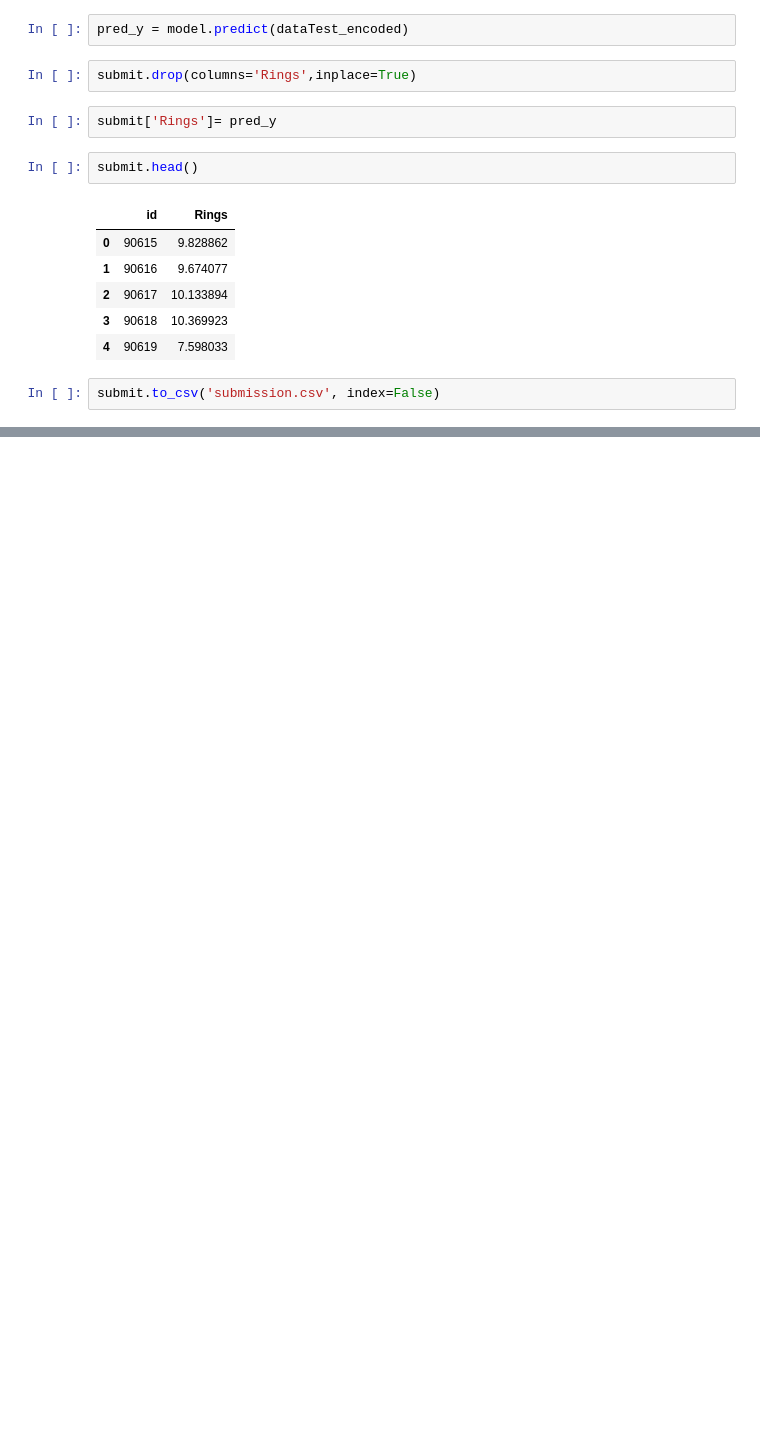
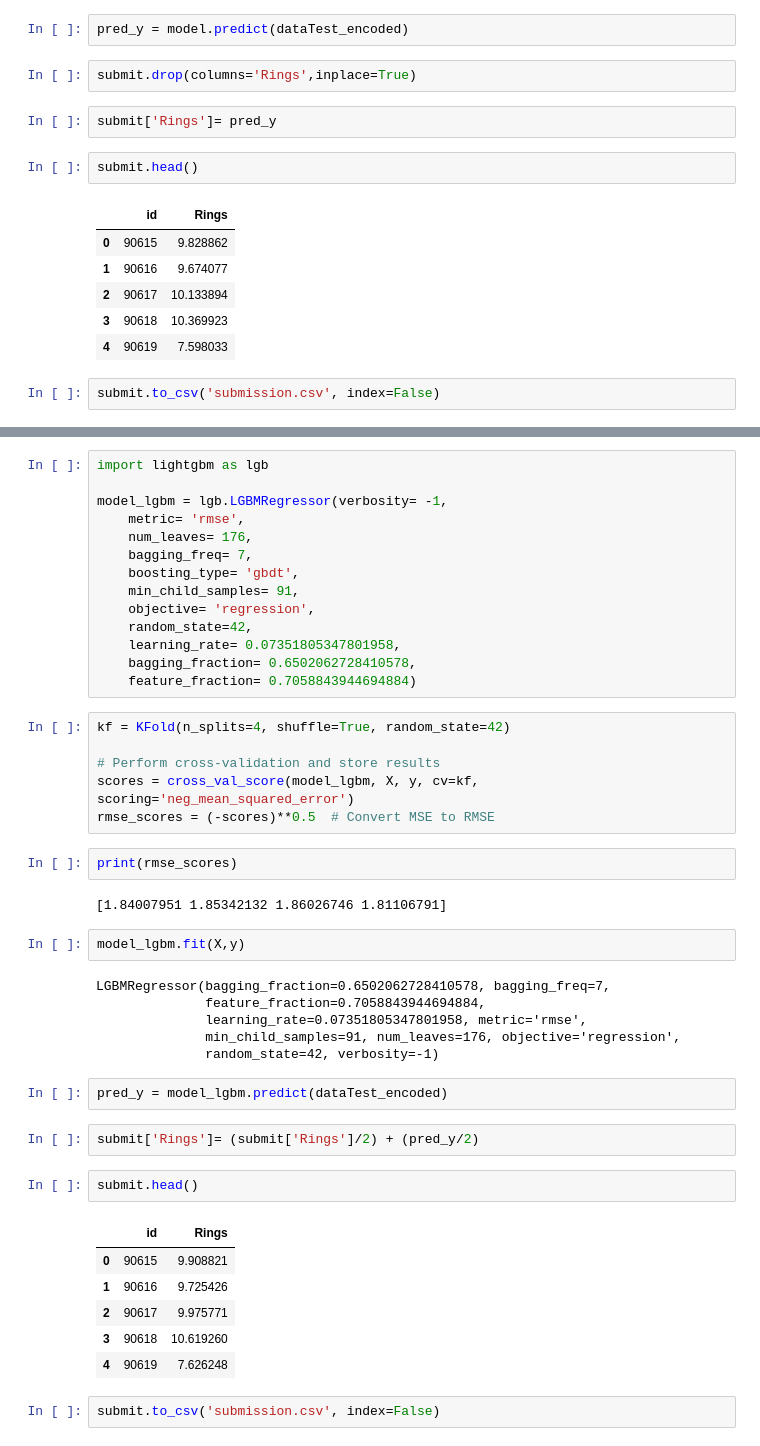
Before and after one commit to sakshatkumar/kaggle_abalone_competition, a Jupyter notebook: abalone.ipynb, the cells around one changed output, grey strips where cells are left out. Cells and saved outputs as stored; diff of their text form; blank space fills up the shorter version.

```diff
--- a/abalone.ipynb
+++ b/abalone.ipynb
@@ -303,0 +306,47 @@ submit.to_csv('submission.csv', index=False)
+# %%
+import lightgbm as lgb
+
+model_lgbm = lgb.LGBMRegressor(verbosity= -1,
+    metric= 'rmse',
+    num_leaves= 176,
+    bagging_freq= 7,
+    boosting_type= 'gbdt',
+    min_child_samples= 91,
+    objective= 'regression',
+    random_state=42,
+    learning_rate= 0.07351805347801958,
+    bagging_fraction= 0.6502062728410578,
+    feature_fraction= 0.7058843944694884)
+# %%
+kf = KFold(n_splits=4, shuffle=True, random_state=42)
+
+# Perform cross-validation and store results
+scores = cross_val_score(model_lgbm, X, y, cv=kf, scoring='neg_mean_squared_error')
+rmse_scores = (-scores)**0.5  # Convert MSE to RMSE
+# %%
+print(rmse_scores)
+# %% [output]
+[1.84007951 1.85342132 1.86026746 1.81106791]
+# %%
+model_lgbm.fit(X,y)
+# %% [output]
+LGBMRegressor(bagging_fraction=0.6502062728410578, bagging_freq=7,
+              feature_fraction=0.7058843944694884,
+              learning_rate=0.07351805347801958, metric='rmse',
+              min_child_samples=91, num_leaves=176, objective='regression',
+              random_state=42, verbosity=-1)
+# %%
+pred_y = model_lgbm.predict(dataTest_encoded)
+# %%
+submit['Rings']= (submit['Rings']/2) + (pred_y/2)
+# %%
+submit.head()
+# %% [output]
+|  | id | Rings |
+| 0 | 90615 | 9.908821 |
+| 1 | 90616 | 9.725426 |
+| 2 | 90617 | 9.975771 |
+| 3 | 90618 | 10.619260 |
+| 4 | 90619 | 7.626248 |
+# %%
+submit.to_csv('submission.csv', index=False)
```
Also changed, not shown: parts of 1 cell of this notebook.
